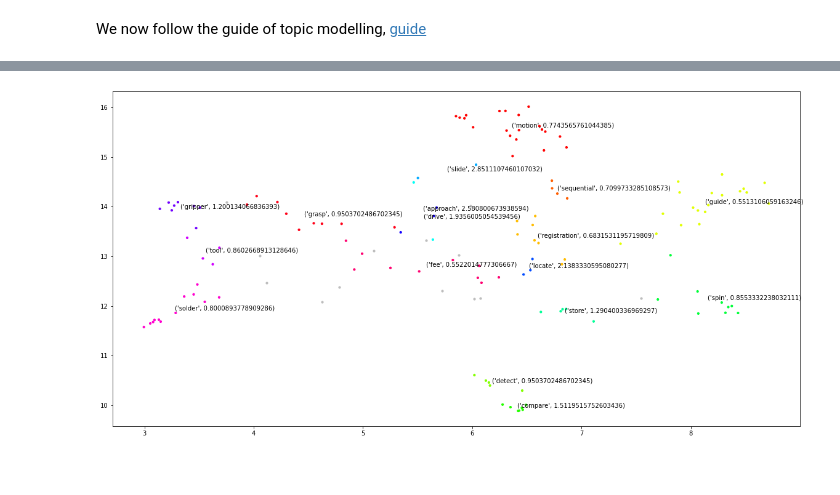
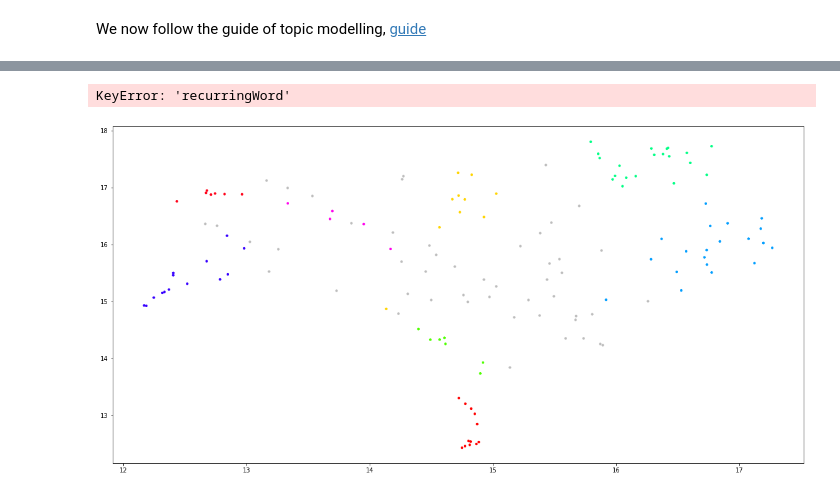
Before and after one commit to teiband/industrial-skill-review, a Jupyter notebook: src/FaissSearch/faissSearch.ipynb, the cells around one changed output, grey strips where cells are left out. Saved outputs shown, nothing was run; the diff lists cells and outputs as text; code cells hidden in the pictures.

```diff
--- a/src/FaissSearch/faissSearch.ipynb
+++ b/src/FaissSearch/faissSearch.ipynb
@@ -196,14 +259,14 @@ umap_embeddings = umap.UMAP(n_neighbors=10,
                             metric='cosine').fit_transform(sentence_embeddings)
 # %%
 import hdbscan
-cluster = hdbscan.HDBSCAN(min_cluster_size=2,
+cluster = hdbscan.HDBSCAN(min_cluster_size=5,
                           metric='euclidean',
                           cluster_selection_method='eom').fit(umap_embeddings)
 # %%
 import matplotlib.pyplot as plt
 
 # Prepare data
-umap_data = umap.UMAP(n_neighbors=10, n_components=2, min_dist=0.0, metric='cosine').fit_transform(sentence_embeddings)
+umap_data = umap.UMAP(n_neighbors=15, n_components=2, min_dist=0.0, metric='cosine').fit_transform(sentence_embeddings)
 result = pd.DataFrame(umap_data, columns=['x', 'y'])
 result['labels'] = cluster.labels_
 
@@ -214,7 +277,7 @@ fig, ax = plt.subplots(figsize=(20, 10))
 outliers = result.loc[result.labels == -1, :]
 clustered = result.loc[result.labels != -1, :]
 print(max(result.labels))
-plt.scatter(outliers.x, outliers.y, color='#BDBDBD', s=10)
-plt.scatter(clustered.x, clustered.y, c=clustered.labels, s=10, cmap='hsv_r')
+plt.scatter(outliers.x, outliers.y, color='#BDBDBD', s=20)
+plt.scatter(clustered.x, clustered.y, c=clustered.labels, s=30, cmap='hsv_r')
 #plt.colorbar()
 # %% [output]
@@ -250,16 +315,0 @@ print(primitivesPerTopic.primitive.values)
-# %%
-import numpy as np
-from sklearn.feature_extraction.text import CountVectorizer
-
-def c_tf_idf(documents, m, ngram_range=(1, 1)):
-    count = CountVectorizer(ngram_range=ngram_range, stop_words="english").fit(documents)
-    t = count.transform(documents).toarray()
-    w = t.sum(axis=1)
-    tf = np.divide(t.T, w)
-    sum_t = t.sum(axis=0)
-    idf = np.log(np.divide(m, sum_t)).reshape(-1, 1)
-    tf_idf = np.multiply(tf, idf)
-
-    return tf_idf, count
-
-tf_idf, count = c_tf_idf(primitivesPerTopic.primitive.values, m=len(clusterDF))
@@ -316,33 +361,30 @@ The merged DataFrame
 # %%
+
+
+
 # Visualize clusters
 fig, ax = plt.subplots(figsize=(20, 10))
-outliers = resultTopWords.loc[resultTopWords.labels == -1, :]
-clustered = resultTopWords.loc[resultTopWords.labels != -1, :]
+outliers = clusterDF.loc[clusterDF.cluster == -1, :]
+clustered = clusterDF.loc[clusterDF.cluster != -1, :]
 #print(clustered.keys())
 plt.scatter(outliers.x, outliers.y, color='#BDBDBD', s=10)
-plt.scatter(clustered.x, clustered.y, c=clustered.labels, s=10, cmap='hsv')
+plt.scatter(clustered.x, clustered.y, c=clustered.cluster, s=10, cmap='hsv')
 #plt.colorbar()
 
 #loop through labels and plot each cluster
 
 # group by "X" column
-groups = clustered.groupby('labels')
+groups = clustered.groupby('cluster')
 
 # extract keys from groups
 keys = groups.groups.keys()
 
 for i in keys:
 
     x = groups.get_group(i)['x'].mean()
     y = groups.get_group(i)['y'].mean()
 
-    plt.annotate(groups.get_group(i).iloc[0]["recurringWord"], xy=(x,y))
-
-    #add label
-    # plt.annotate(topic["recurringWord"], topic['x','y'].mean(),
-    #              horizontalalignment='center',
-    #              verticalalignment='center',
-    #              size=20, weight='bold',
-    #              color=clustered.labels)
+    plt.annotate(groups.get_group(i).iloc[0]["recurringWord"], xy = (x,y))
 # %% [output]
+KeyError: 'recurringWord'
-[figure, old version]
+[figure, new version]
```
Also changed, not shown: parts of 11 cells of this notebook, 1 other file.
